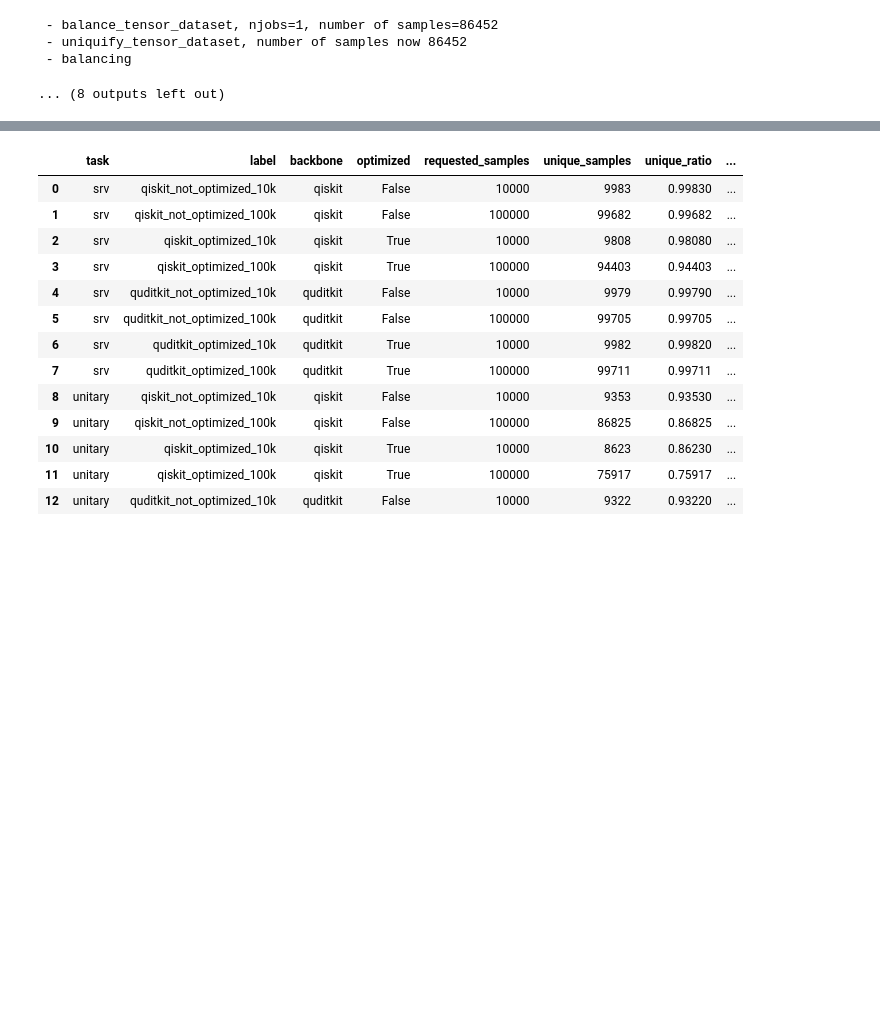
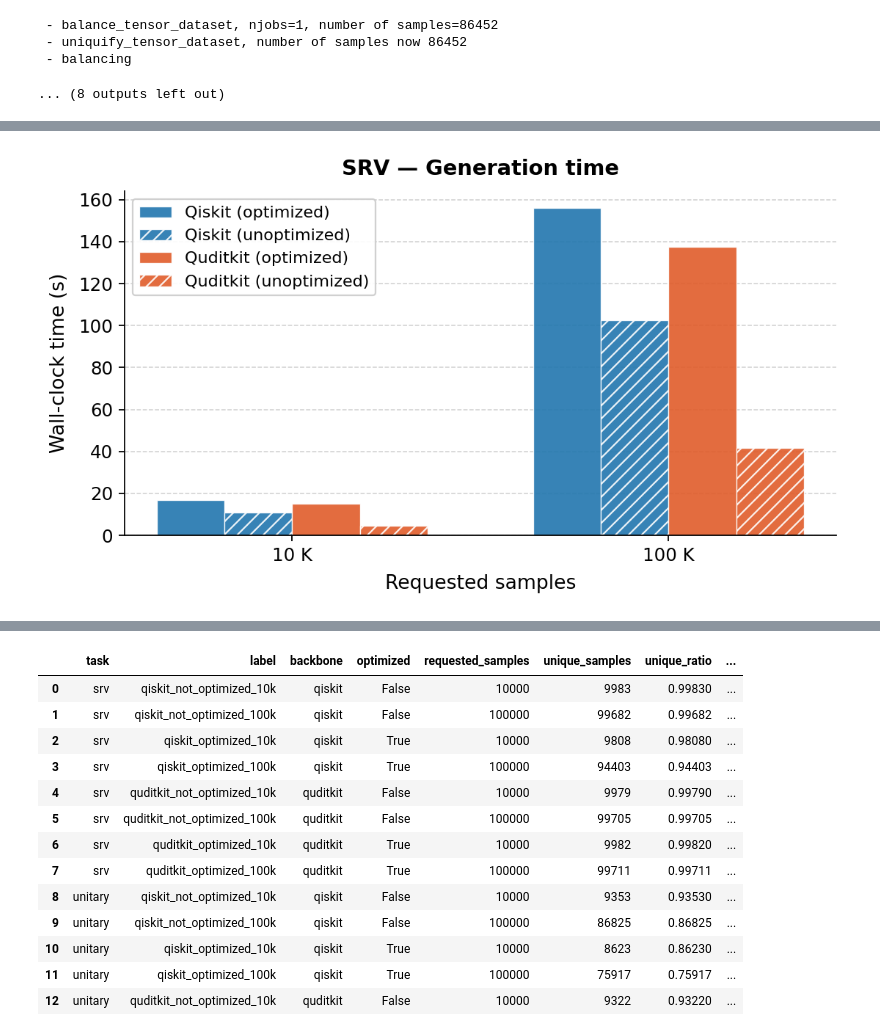
Before and after one commit to lionlion37/qcircuit-generation, a Jupyter notebook: notebooks/datasets/dataset_generation_quditkit_vs_qiskit.ipynb, the cells around one changed output, grey strips where cells are left out. Saved outputs shown, nothing was run; the diff lists cells and outputs as text; code cells hidden in the pictures; blank space fills up the shorter version.

Commit message:
Modified plot in quditkit vs qiskit notebook

```diff
--- a/notebooks/datasets/dataset_generation_quditkit_vs_qiskit.ipynb
+++ b/notebooks/datasets/dataset_generation_quditkit_vs_qiskit.ipynb
@@ -504,0 +477,98 @@ for task, df in results_df.groupby("task", sort=False):
+# %%
+import numpy as np
+
+# ── Visual encoding ────────────────────────────────────────────────────────
+PALETTE = {
+    "qiskit":   "#2176AE",   # steel blue
+    "quditkit": "#E05C2A",   # burnt orange
+}
+HATCH = {True: "", False: "///"}   # optimized = solid fill, unoptimized = hatched
+
+GROUP_ORDER = [
+    ("qiskit",   True),
+    ("qiskit",   False),
+    ("quditkit", True),
+    ("quditkit", False),
+]
+LABEL_MAP = {
+    ("qiskit",   True):  "Qiskit (optimized)",
+    ("qiskit",   False): "Qiskit (unoptimized)",
+    ("quditkit", True):  "Quditkit (optimized)",
+    ("quditkit", False): "Quditkit (unoptimized)",
+}
+
+X_CATEGORIES  = [10_000, 100_000]
+X_CAT_LABELS  = ["10 K", "100 K"]
+
+
+def plot_metric(task_df, metric, ylabel, title):
+    n_groups = len(GROUP_ORDER)
+    n_cats   = len(X_CATEGORIES)
+    bar_w    = 0.18
+    offsets  = np.linspace(-(n_groups - 1) / 2, (n_groups - 1) / 2, n_groups) * bar_w
+
+    fig, ax = plt.subplots(figsize=(7, 4), dpi=160)
+    fig.patch.set_facecolor("white")
+
+    lookup = {
+        (backbone, optimized): subdf.sort_values("requested_samples")
+        for (backbone, optimized), subdf in task_df.groupby(["backbone", "optimized"])
+    }
+
+    x_pos = np.arange(n_cats)
+    for i, key in enumerate(GROUP_ORDER):
+        subdf  = lookup.get(key)
+        if subdf is None:
+            continue
+        backbone, optimized = key
+        values = [
+            subdf.loc[subdf["requested_samples"] == xv, metric].values[0]
+            for xv in X_CATEGORIES
+        ]
+        ax.bar(
+            x_pos + offsets[i],
+            values,
+            width=bar_w,
+            color=PALETTE.get(backbone, "#888"),
+            hatch=HATCH[optimized],
+            edgecolor="white",
+            linewidth=0.6,
+            label=LABEL_MAP[key],
+            alpha=0.90,
+        )
+
+    ax.set_xticks(x_pos)
+    ax.set_xticklabels(X_CAT_LABELS, fontsize=11)
+    ax.tick_params(axis="y", labelsize=11)
+    ax.set_xlabel("Requested samples", fontsize=12, labelpad=6)
+    ax.set_ylabel(ylabel, fontsize=12, labelpad=6)
+    ax.set_title(title, fontsize=13, fontweight="bold", pad=10)
+
+    ax.yaxis.grid(True, linestyle="--", linewidth=0.7, alpha=0.55, color="#AAAAAA")
+    ax.set_axisbelow(True)
+    ax.spines[["top", "right"]].set_visible(False)
+
+    ax.legend(
+        frameon=True,
+        framealpha=0.92,
+        edgecolor="#CCCCCC",
+        fontsize=10,
+        loc="upper left",
+    )
+
+    fig.tight_layout()
+    return fig
+
+
+for task, df in results_df.groupby("task", sort=False):
+    task_title = task.upper().replace("_", " ")
+
+    fig_time = plot_metric(df, "elapsed_seconds", "Wall-clock time (s)", f"{task_title} — Generation time")
+    save_figure(fig_time, ARTIFACT_DIR / f"{task}_generation_time.png")
+    plt.show()
+
+    fig_unique = plot_metric(df, "unique_ratio", "Unique-sample ratio", f"{task_title} — Unique-sample ratio")
+    save_figure(fig_unique, ARTIFACT_DIR / f"{task}_unique_ratio.png")
+    plt.show()
+# %% [output]
+[figure, added]
```
Also changed, not shown: parts of 2 cells of this notebook.
